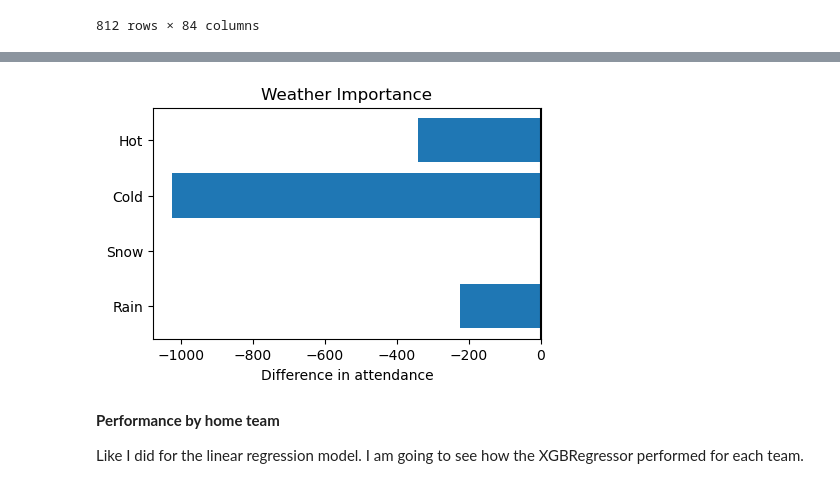
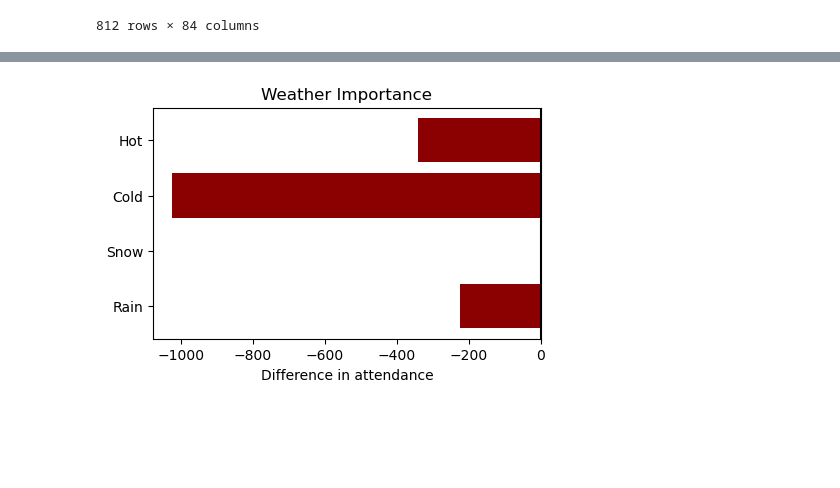
Before and after one commit to daviderics/mls_attendance, a Jupyter notebook: modeling.ipynb, the cells around one changed output, grey strips where cells are left out. Saved outputs shown, nothing was run; the diff lists cells and outputs as text; code cells hidden in the pictures; blank space fills up the shorter version.

```diff
--- a/modeling.ipynb
+++ b/modeling.ipynb
@@ -650,3 +640,12 @@ X = create_X(mlsall_df, columns=['home_team','away_team',
              drop_first=False)
 # Apply the same train-test split that was used earlier
 X_train, X_test, y_train, y_test = train_test_split(X, y, random_state=rando, test_size=0.2)
+# %%
+# Instantiate XGBClassifier
+xgb = XGBRegressor()
+
+# Fit model
+xgb.fit(X_train, y_train)
+
+# Evaluate XGBRegressor model
+evaluate_model_split(xgb, X_train, y_train, X_test, y_test)
@@ -1105,21 +1271,21 @@ ax.set_xlabel('Difference in attendance');
 # %%
 # Weather parameters
 fig, ax = plt.subplots(figsize=(5,3))
 
+feat_importance = [xgb_importance[key] for key in xgb_importance.keys() if key in ['rain_yn',
+                                                                                   'snow_yn',
+                                                                                   'cold',
+                                                                                   'hot']]
+
 feat_names = ['Rain','Snow','Cold','Hot']
 ax.barh(y=range(4),
-        width=[xgb_importance[key] for key in xgb_importance.keys() if key in ['rain_yn',
-                                                                               'snow_yn',
-                                                                               'cold',
-                                                                               'hot']])
+        width=feat_importance,
+        color=['darkblue' if x>=0 else 'darkred' for x in feat_importance])
+
 ax.axvline(0, color='black')
 ax.set_title('Weather Importance')
 ax.set_yticks(range(4))
 ax.set_yticklabels(feat_names)
 ax.set_xlabel('Difference in attendance');
 # %% [output]
-[figure, old version]
+[figure, new version]
-# %% [markdown]
-**Performance by home team**
-
-Like I did for the linear regression model. I am going to see how the XGBRegressor performed for each team.
```
Also changed, not shown: parts of 58 cells of this notebook.
